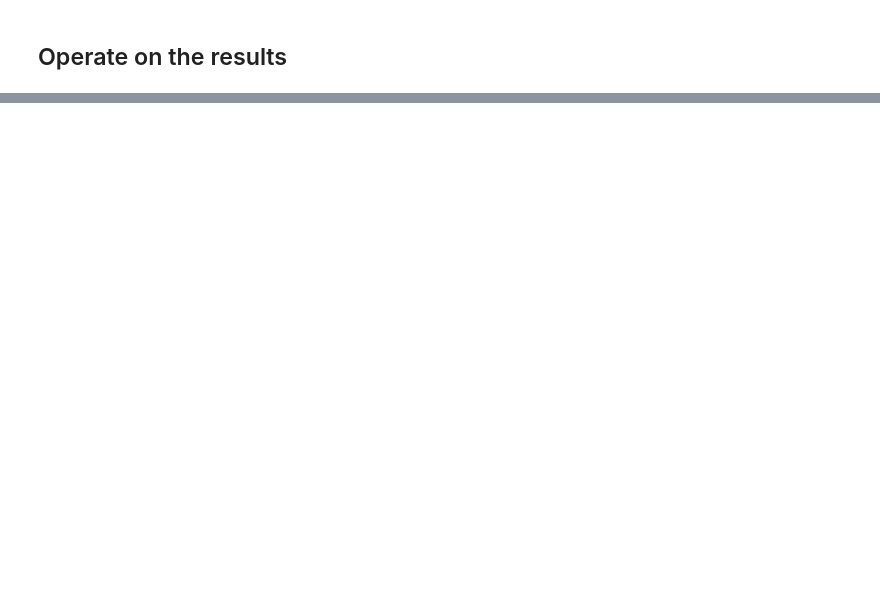
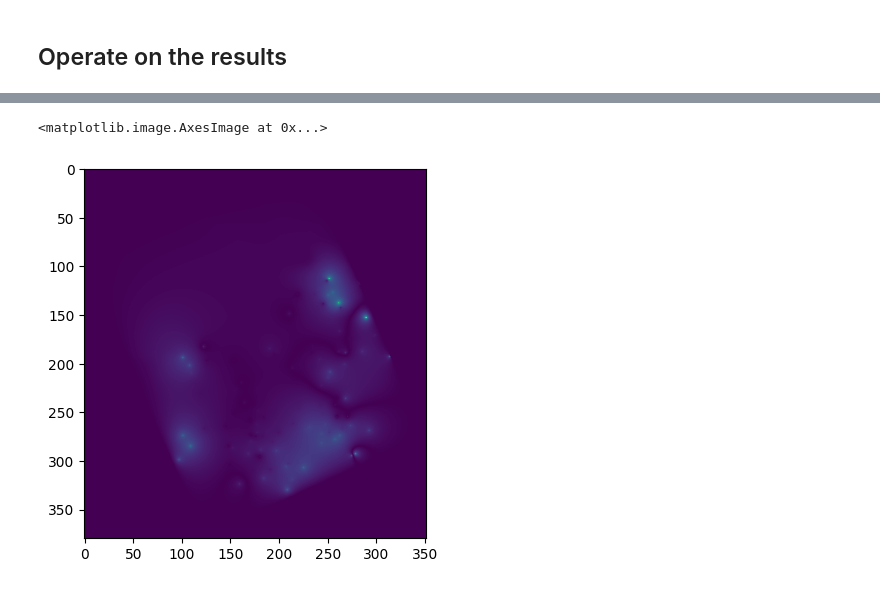
Before and after one commit to paolchol/hm, a Jupyter notebook: Fontanili/DRN_transient_postprocess.ipynb, the cells around one changed output, grey strips where cells are left out. Cells and saved outputs as stored; diff of their text form; code cells hidden in the pictures; blank space fills up the shorter version.

```diff
--- a/Fontanili/DRN_transient_postprocess.ipynb
+++ b/Fontanili/DRN_transient_postprocess.ipynb
@@ -75,0 +115,11 @@ np.mean(hds3d_res[model], axis = (0,1)) # this provides the mean over the k real
+# %%
+# Compute the std of the head of the models
+model = 'RUN0_15P_FONT' # specify the model
+std_hds = np.std(hds3d_res[model], axis = 2) # this provides the mean over the k realizations
+# %%
+# Plot it
+tool = std_hds
+plt.imshow(tool)
+# %% [output]
+<matplotlib.image.AxesImage at 0x...>
+[figure, added]
```
Also changed, not shown: parts of 7 cells of this notebook, 5 other files.
